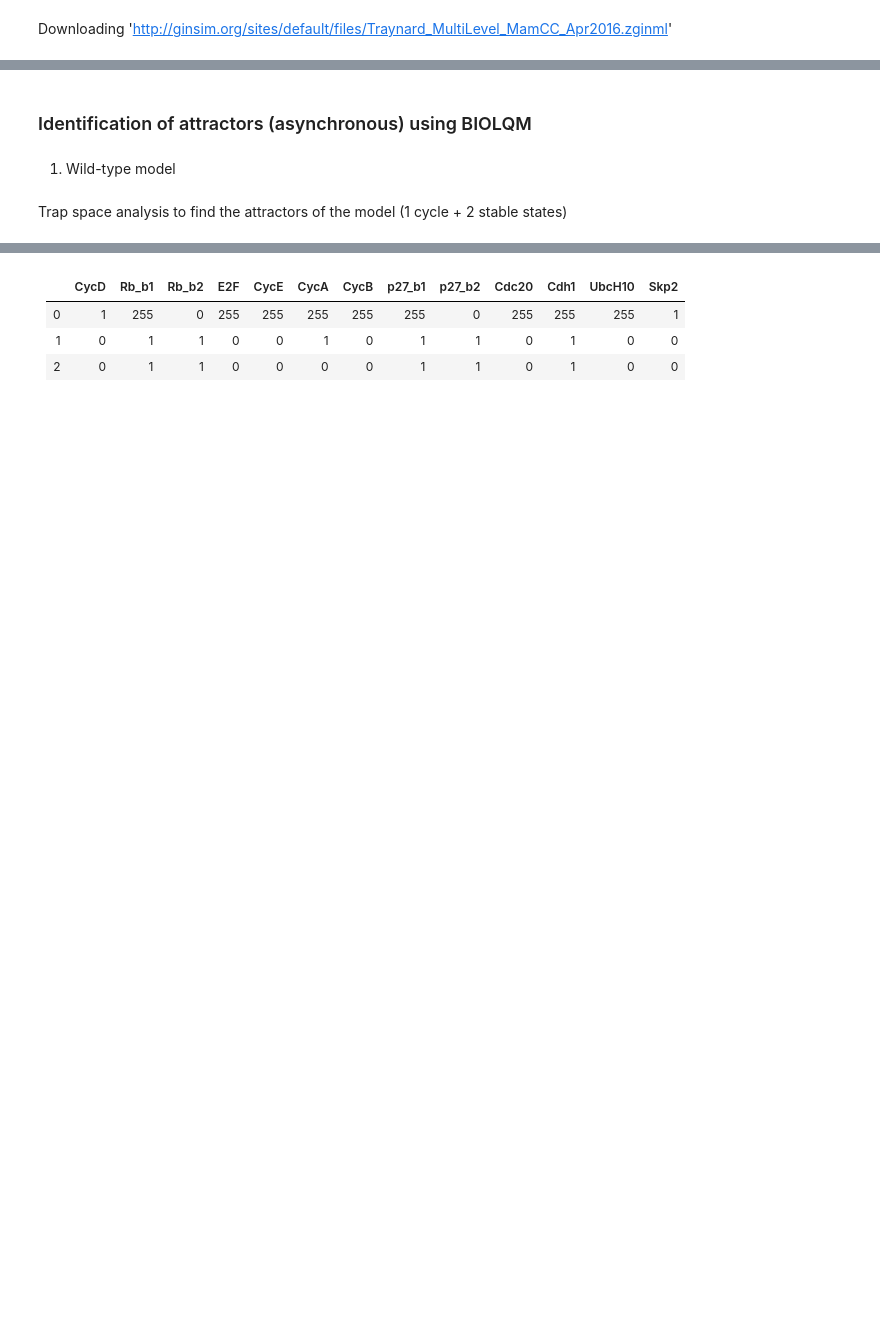
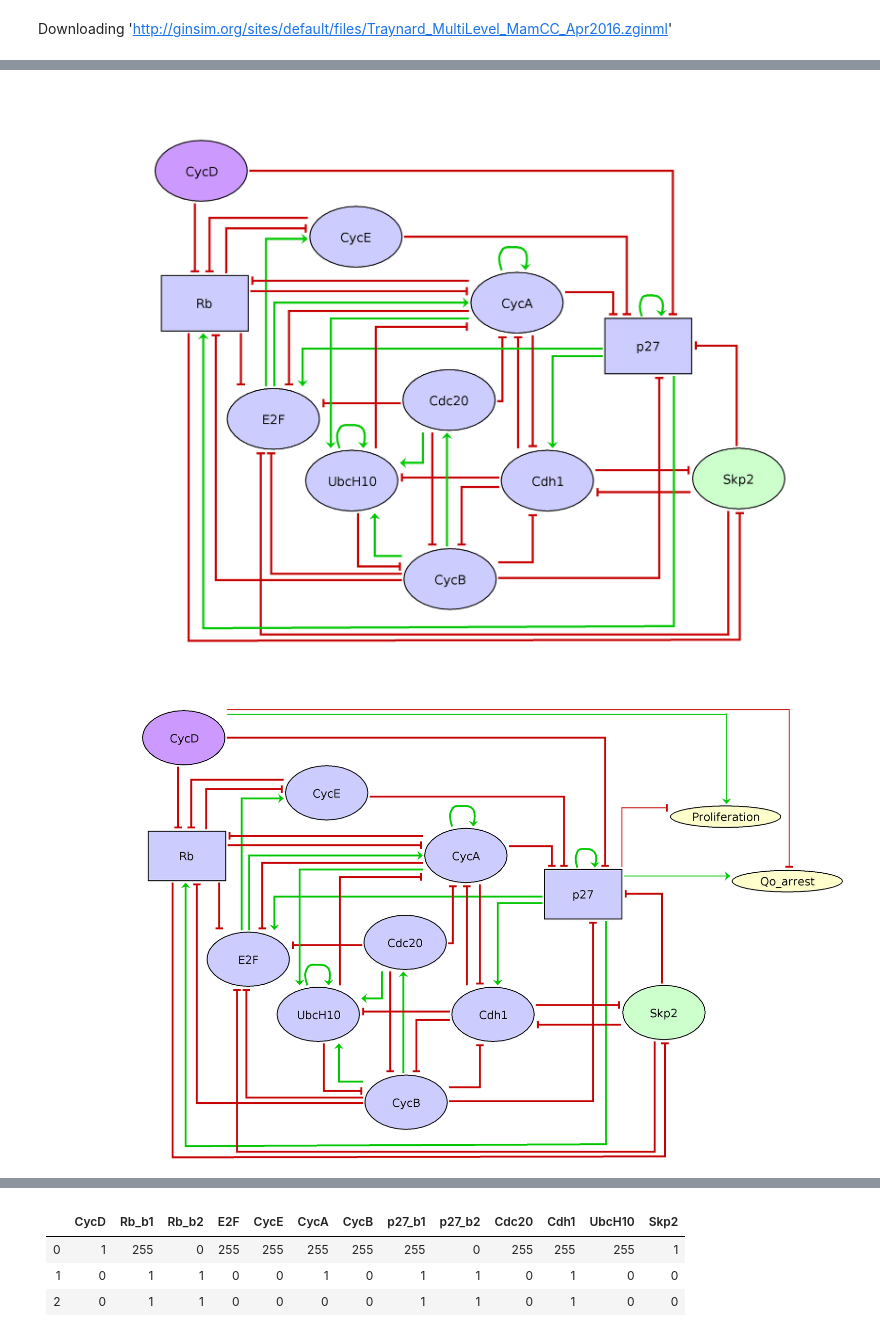
Before and after one commit to Eirinits/BI8040_project, a Jupyter notebook: notebook/BI8040_notebook.ipynb, the cells around one changed output, grey strips where cells are left out. Cells and saved outputs as stored; diff of their text form; code cells hidden in the pictures; blank space fills up the shorter version.

```diff
--- a/notebook/BI8040_notebook.ipynb
+++ b/notebook/BI8040_notebook.ipynb
@@ -45,6 +49,0 @@ ginsim.show(lrg_outputs)
-# %% [markdown]
-### Identification of attractors (asynchronous) using BIOLQM
-# %% [markdown]
-1) Wild-type model
-# %% [markdown]
-Trap space analysis to find the attractors of the model (1 cycle + 2 stable states)
@@ -52,0 +50,8 @@ lqm = ginsim.to_biolqm(lrg)
+# %%
+'''Visualisation of the model using a GINsim graph view'''
+'''sys.displayhook allows to print multiple calls from a single Jupyter notebook cell - by default, only the last 'print' is shown.'''
+sys.displayhook(ginsim.show(lrg))
+sys.displayhook(ginsim.show(lrg_outputs))
+# %% [output]
+[figure, added]
+[figure, added]
```
Also changed, not shown: parts of 49 cells of this notebook.
